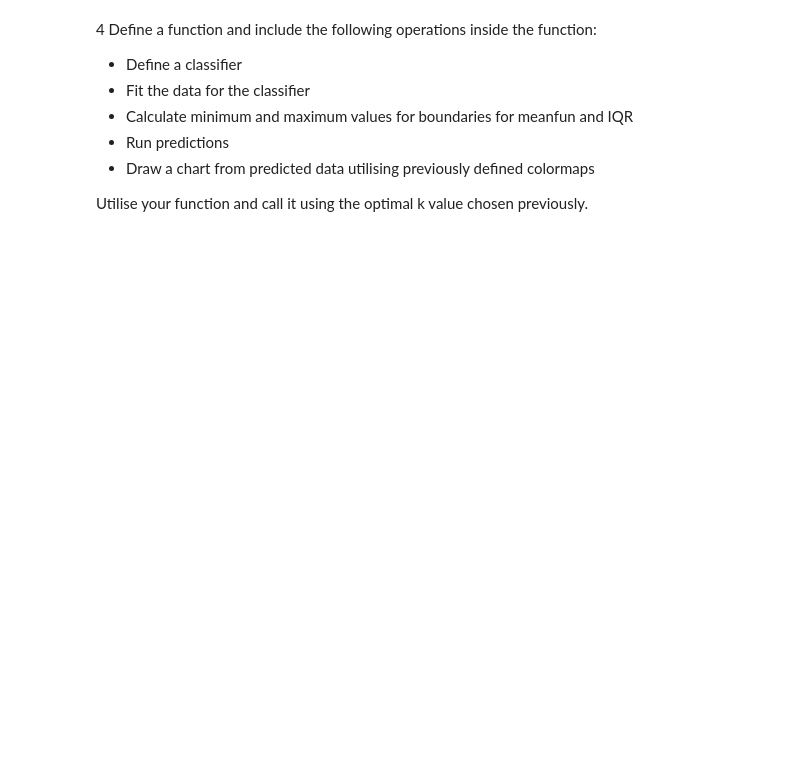
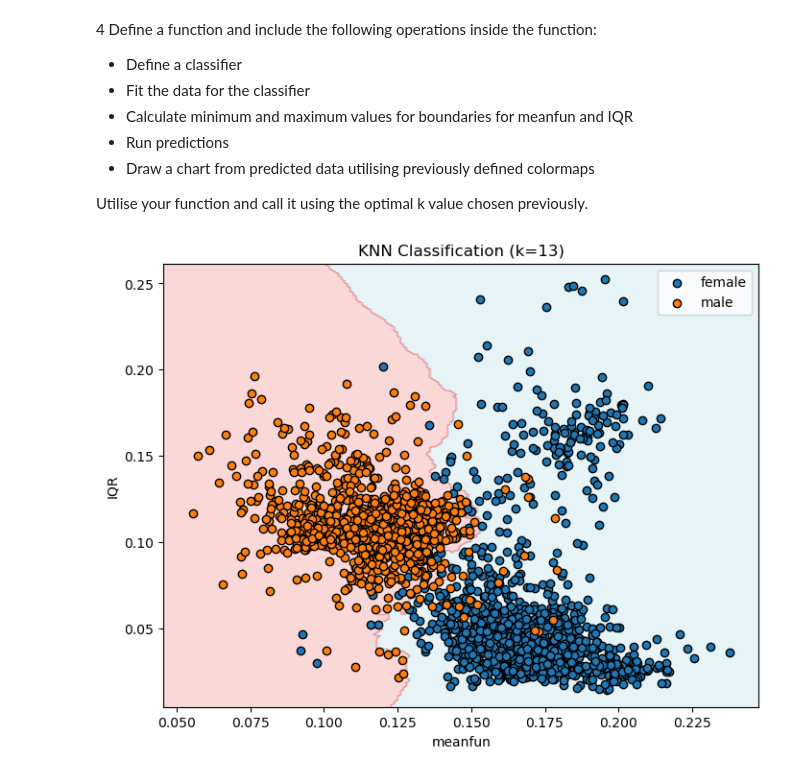
Before and after one commit to jaka-aurora/DAAI-Intro, a Jupyter notebook: Exercises/ex09-KNN.ipynb, the cells around one changed output. Cells and saved outputs as stored; diff of their text form; code cells hidden in the pictures; blank space fills up the shorter version.

```diff
--- a/Exercises/ex09-KNN.ipynb
+++ b/Exercises/ex09-KNN.ipynb
@@ -19,3 +62,39 @@
    - Draw a chart from predicted data utilising previously defined colormaps
 
 Utilise your function and call it using the optimal k value chosen previously.
+# %%
+def visualize_knn(k):
+    knn = neighbors.KNeighborsClassifier(n_neighbors=k)
+    knn.fit(x_train, y_train)
+
+    x_min, x_max = X["meanfun"].min() - 0.01, X["meanfun"].max() + 0.01
+    y_min, y_max = X["IQR"].min() - 0.01, X["IQR"].max() + 0.01
+    xx, yy = np.meshgrid(np.arange(x_min, x_max, 0.001),
+                         np.arange(y_min, y_max, 0.001))
+
+    Z = knn.predict(np.c_[xx.ravel(), yy.ravel()])
+    Z = Z.reshape(xx.shape)
+
+    plt.figure(figsize=(8, 6))
+    cmap_background = ListedColormap(["lightblue", "lightcoral"])
+    cmap_points = ["blue", "red"]
+
+    plt.contourf(xx, yy, Z, cmap=cmap_background, alpha=0.3)
+
+    for label in np.unique(y_train):
+        plt.scatter(
+            x_train[y_train == label]["meanfun"],
+            x_train[y_train == label]["IQR"],
+            label=le.inverse_transform([label])[0],  # Convert back to original label
+            edgecolor="k"
+        )
+
+    plt.xlabel("meanfun")
+    plt.ylabel("IQR")
+    plt.title(f"KNN Classification (k={k})")
+    plt.legend()
+    plt.show()
+
+visualize_knn(optimal_k)
+# %% [output]
+[figure, added]
```
Also changed, not shown: parts of 4 cells of this notebook, 4 other files.
